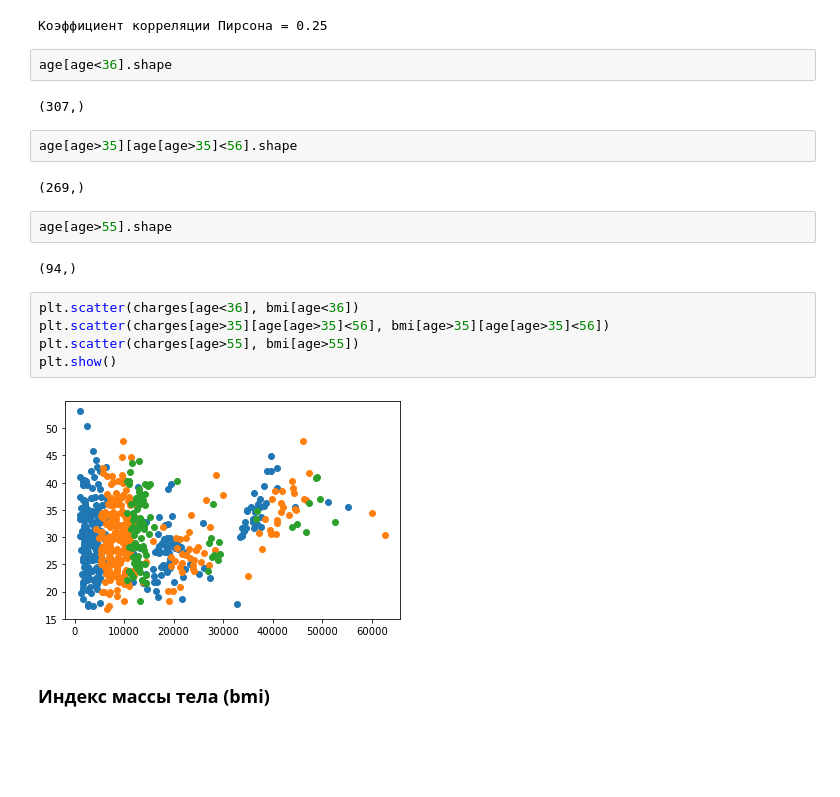
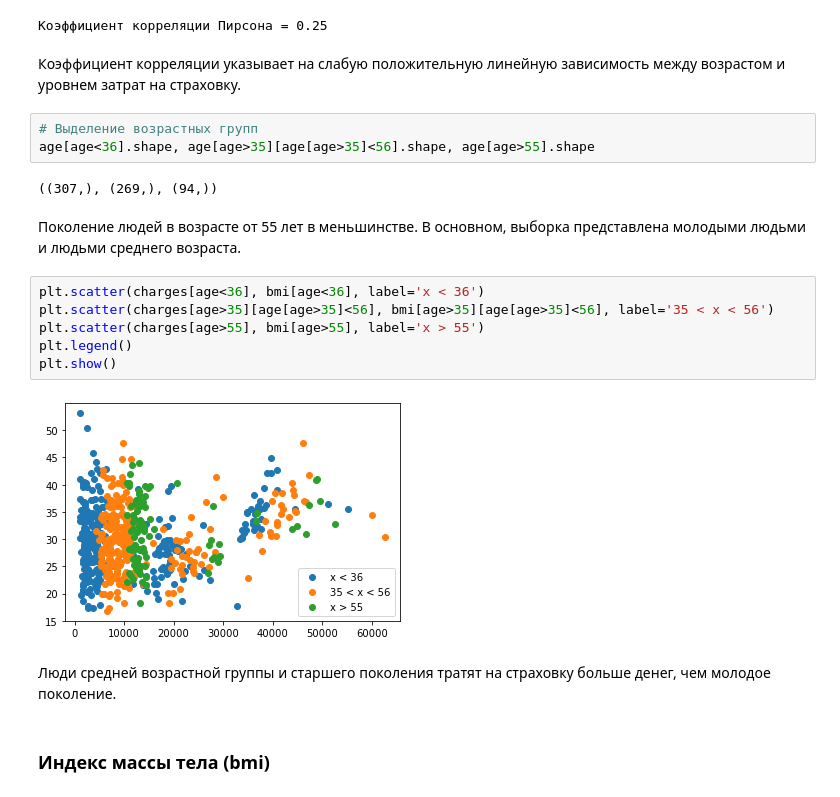
Before and after one commit to Lipetskiy/DE_Sprint, a Jupyter notebook: practicum_3/practicum_3.ipynb, the cells around one changed output. Cells and saved outputs as stored; diff of their text form; blank space fills up the shorter version.

```diff
--- a/practicum_3/practicum_3.ipynb
+++ b/practicum_3/practicum_3.ipynb
@@ -137,25 +178,25 @@ plt.scatter(age, charges)
 print(f'Коэффициент корреляции Пирсона = {round(np.corrcoef(age, charges)[0][1], 2)}')
 # %% [output]
 Коэффициент корреляции Пирсона = 0.25
-# %%
-age[age<36].shape
-# %% [output]
-(307,)
+# %% [markdown]
+Коэффициент корреляции указывает на слабую положительную линейную зависимость между возрастом и уровнем затрат на страховку.
 # %%
-age[age>35][age[age>35]<56].shape
+# Выделение возрастных групп
+age[age<36].shape, age[age>35][age[age>35]<56].shape, age[age>55].shape
 # %% [output]
-(269,)
+((307,), (269,), (94,))
-# %%
-age[age>55].shape
-# %% [output]
-(94,)
+# %% [markdown]
+Поколение людей в возрасте от 55 лет в меньшинстве. В основном, выборка представлена молодыми людьми и людьми среднего возраста.
 # %%
-plt.scatter(charges[age<36], bmi[age<36])
-plt.scatter(charges[age>35][age[age>35]<56], bmi[age>35][age[age>35]<56])
-plt.scatter(charges[age>55], bmi[age>55])
+plt.scatter(charges[age<36], bmi[age<36], label='x < 36')
+plt.scatter(charges[age>35][age[age>35]<56], bmi[age>35][age[age>35]<56], label='35 < x < 56')
+plt.scatter(charges[age>55], bmi[age>55], label='x > 55')
+plt.legend()
 plt.show()
 # %% [output]
-[figure, old version]
+[figure, new version]
+# %% [markdown]
+Люди средней возрастной группы и старшего поколения тратят на страховку больше денег, чем молодое поколение.
 # %% [markdown]
 ### Индекс массы тела (bmi)
 # %%
```
Also changed, not shown: parts of 30 cells of this notebook.
